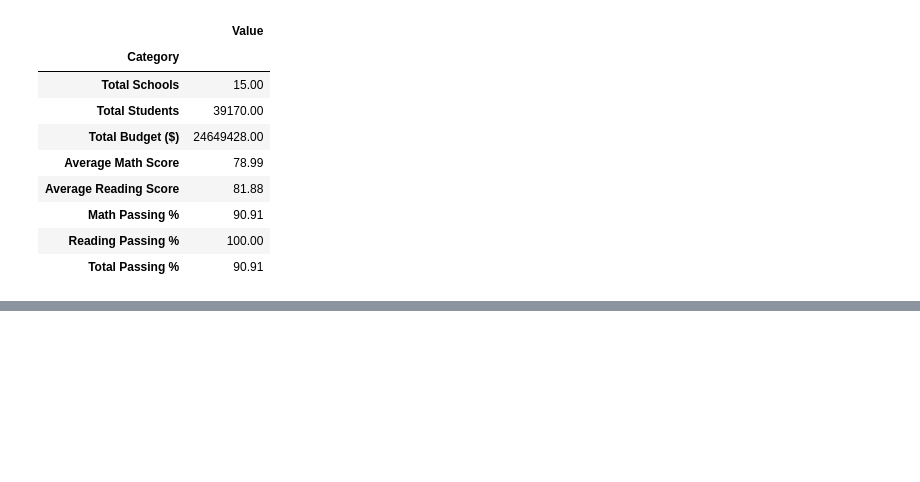
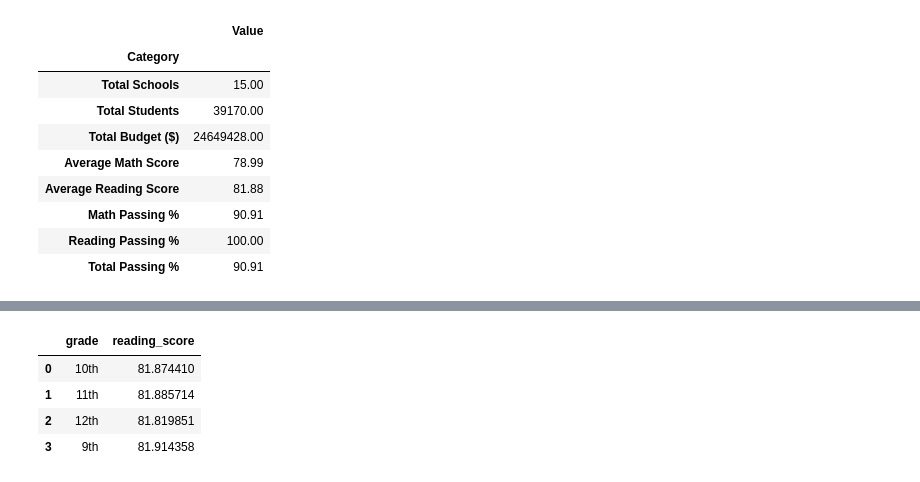
Before and after one commit to linderkm/pandas-challenge, a Jupyter notebook: PyCitySchools/analysis.ipynb, the cells around one changed output, grey strips where cells are left out. Drawn from its saved outputs; the diff is of its cells as text; code cells hidden in the pictures; blank space fills up the shorter version.

```diff
--- a/PyCitySchools/analysis.ipynb
+++ b/PyCitySchools/analysis.ipynb
@@ -197,0 +218,14 @@ school_summary_final
+# %%
+#average reading scores, per grade level
+#grouping the "grade" and "reading_score" series, and calculating the mean of each group.
+read_by_grade = students_df[["grade", "reading_score"]].groupby("grade").mean()
+read_by_grade = read_by_grade.reset_index()
+read_by_grade = read_by_grade.sort_values(by="grade",ascending=True)
+
+read_by_grade
+# %% [output]
+|  | grade | reading_score |
+| 0 | 10th | 81.874410 |
+| 1 | 11th | 81.885714 |
+| 2 | 12th | 81.819851 |
+| 3 | 9th | 81.914358 |
```
Also changed, not shown: parts of 6 cells of this notebook, 1 other file.
